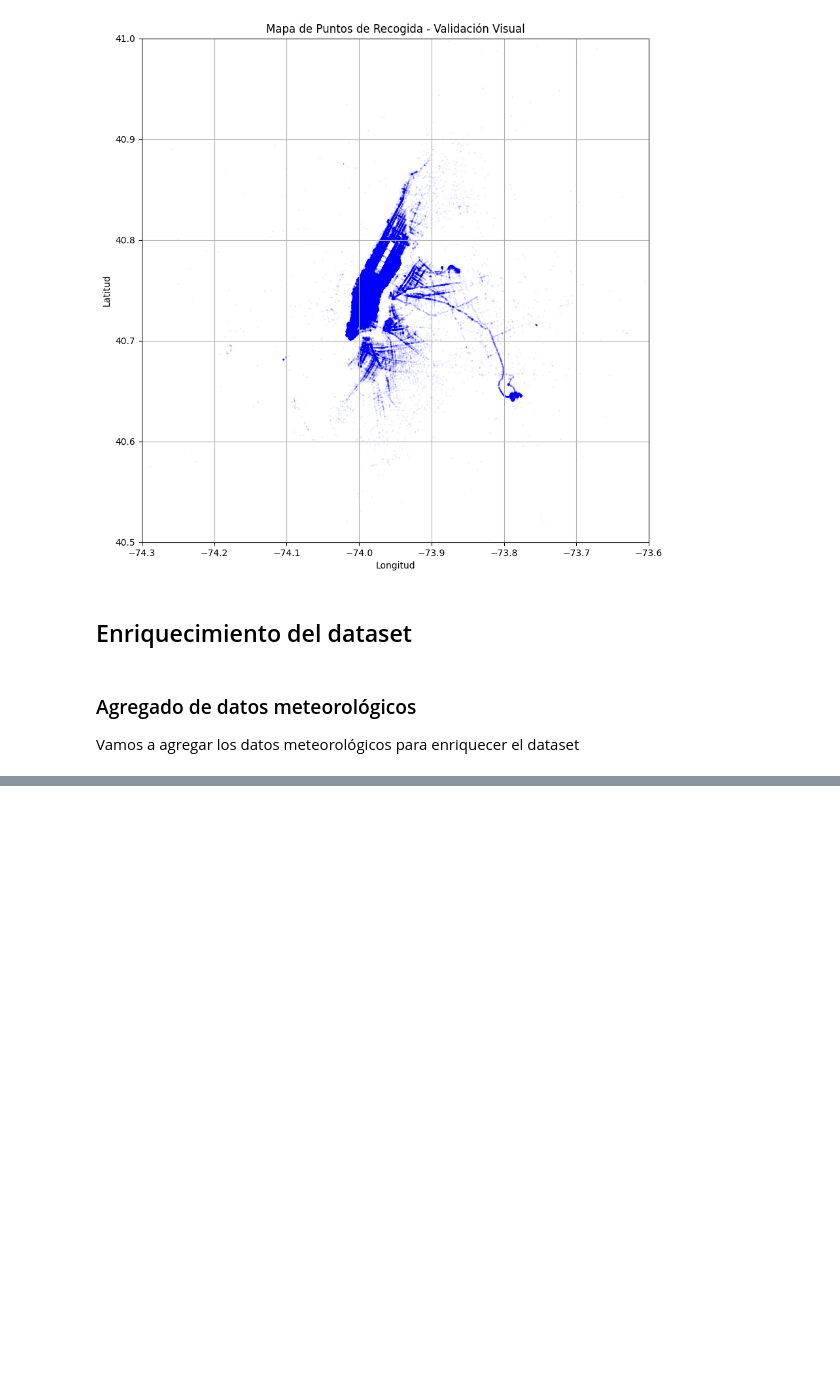
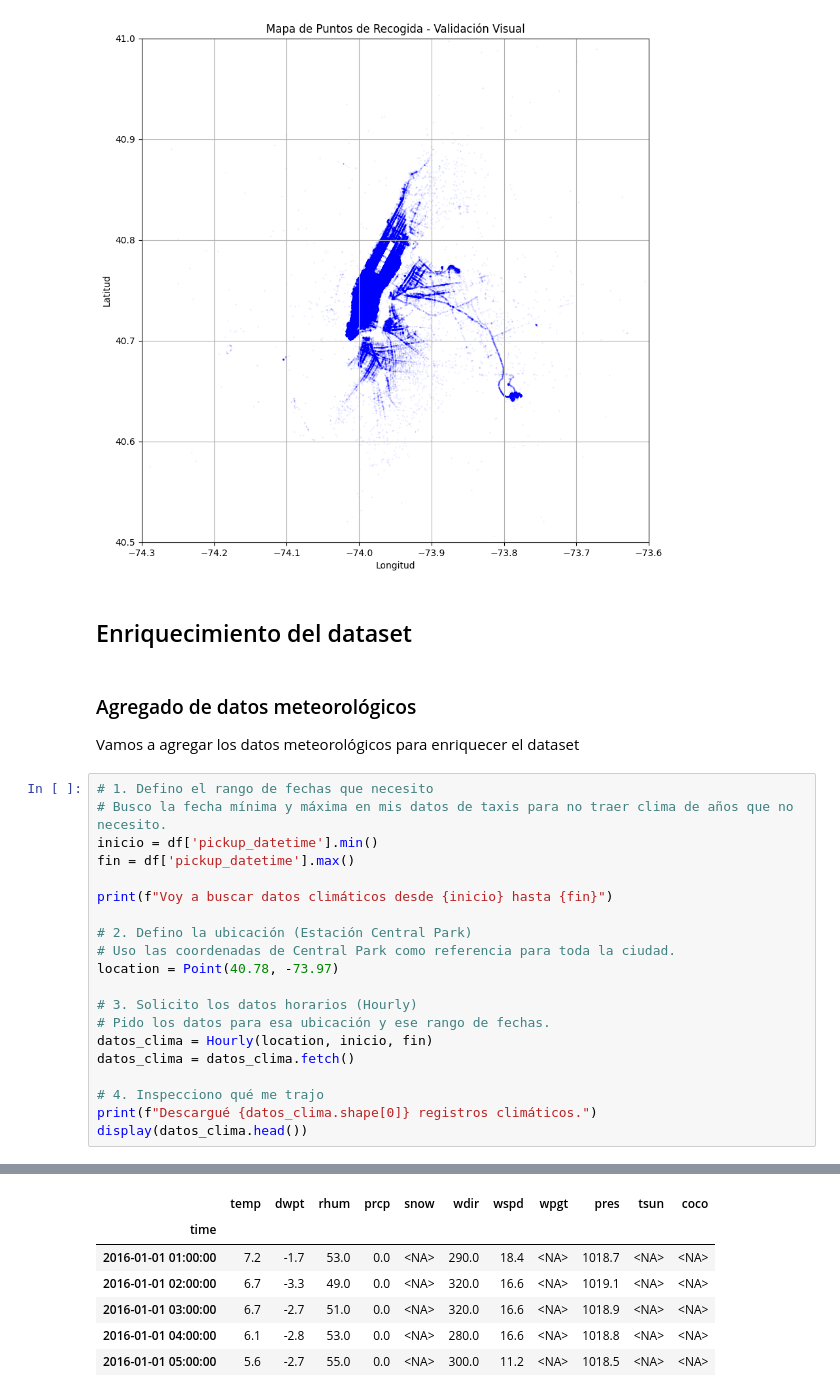
Before and after one commit to settilea/Leandro_Setti_Proyecto_final_DataScience2, a Jupyter notebook: LeandroSetti_Proyecto_Data_Science2.ipynb, the cells around one changed output, grey strips where cells are left out. Drawn from its saved outputs; the diff is of its cells as text; blank space fills up the shorter version.

Commit message:
Agregado de datos del clima

```diff
--- a/LeandroSetti_Proyecto_Data_Science2.ipynb
+++ b/LeandroSetti_Proyecto_Data_Science2.ipynb
@@ -335,3 +373,24 @@ Filas restantes después de mi limpieza geográfica: 1435089
 # %% [markdown]
 ### Agregado de datos meteorológicos
 Vamos a agregar los datos meteorológicos para enriquecer el dataset
+# %%
+# 1. Defino el rango de fechas que necesito
+# Busco la fecha mínima y máxima en mis datos de taxis para no traer clima de años que no necesito.
+inicio = df['pickup_datetime'].min()
+fin = df['pickup_datetime'].max()
+
+print(f"Voy a buscar datos climáticos desde {inicio} hasta {fin}")
+
+# 2. Defino la ubicación (Estación Central Park)
+# Uso las coordenadas de Central Park como referencia para toda la ciudad.
+location = Point(40.78, -73.97)
+
+# 3. Solicito los datos horarios (Hourly)
+# Pido los datos para esa ubicación y ese rango de fechas.
+datos_clima = Hourly(location, inicio, fin)
+datos_clima = datos_clima.fetch()
+
+# 4. Inspecciono qué me trajo
+print(f"Descargué {datos_clima.shape[0]} registros climáticos.")
+display(datos_clima.head())
+# %% [output]
@@ -337,0 +399,7 @@ Vamos a agregar los datos meteorológicos para enriquecer el dataset
+|  | temp | dwpt | rhum | prcp | snow | wdir | wspd | wpgt | pres | tsun | coco |
+| time |  |  |  |  |  |  |  |  |  |  |  |
+| 2016-01-01 01:00:00 | 7.2 | -1.7 | 53.0 | 0.0 | <NA> | 290.0 | 18.4 | <NA> | 1018.7 | <NA> | <NA> |
+| 2016-01-01 02:00:00 | 6.7 | -3.3 | 49.0 | 0.0 | <NA> | 320.0 | 16.6 | <NA> | 1019.1 | <NA> | <NA> |
+| 2016-01-01 03:00:00 | 6.7 | -2.7 | 51.0 | 0.0 | <NA> | 320.0 | 16.6 | <NA> | 1018.9 | <NA> | <NA> |
+| 2016-01-01 04:00:00 | 6.1 | -2.8 | 53.0 | 0.0 | <NA> | 280.0 | 16.6 | <NA> | 1018.8 | <NA> | <NA> |
+| 2016-01-01 05:00:00 | 5.6 | -2.7 | 55.0 | 0.0 | <NA> | 300.0 | 11.2 | <NA> | 1018.5 | <NA> | <NA> |
```
Also changed, not shown: parts of 7 cells of this notebook.
